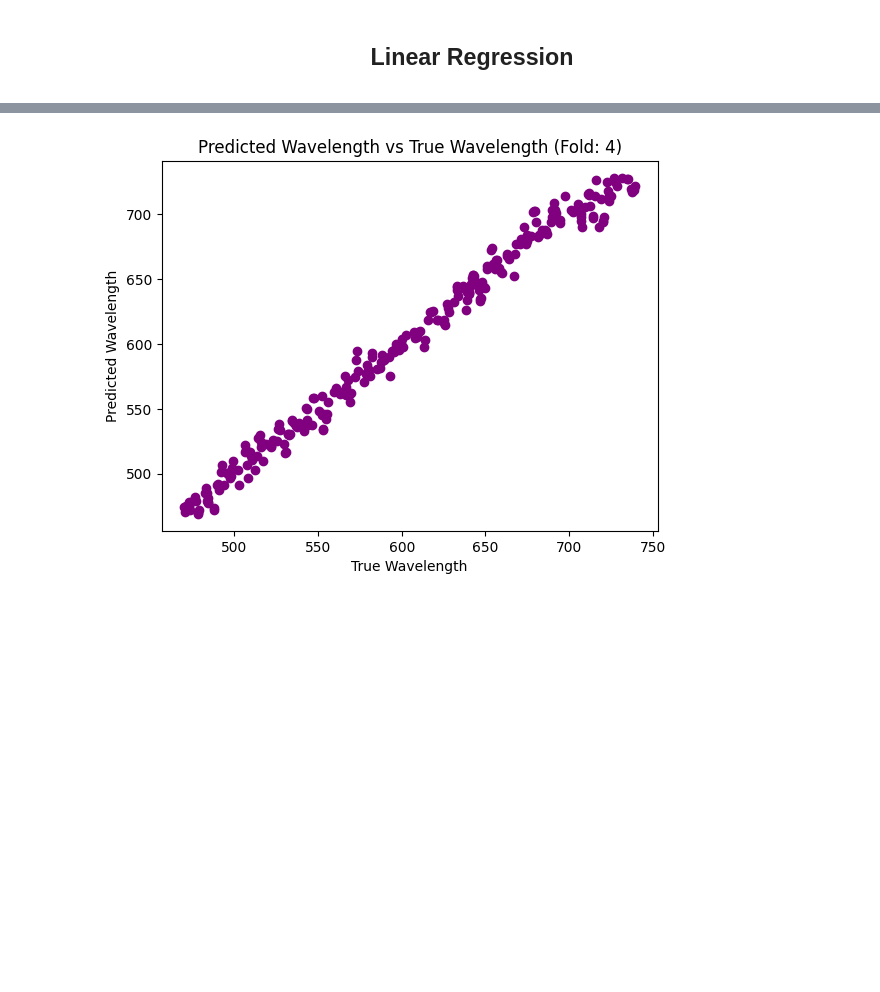
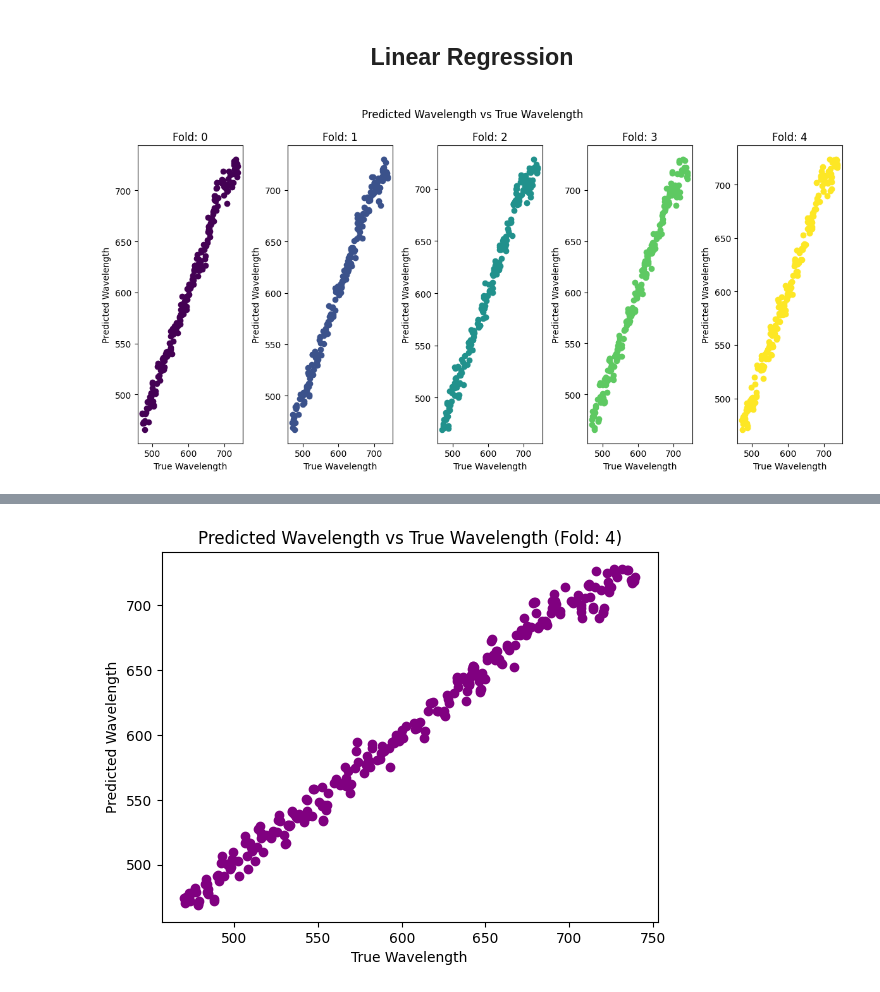
Before and after one commit to mahtabhd/MLproject, a Jupyter notebook: MLproject.ipynb, the cells around one changed output, grey strips where cells are left out. Cells and saved outputs as stored; diff of their text form; code cells hidden in the pictures; blank space fills up the shorter version.

Commit message:
Updated plots
Updated plots and added comments

```diff
--- a/MLproject.ipynb
+++ b/MLproject.ipynb
@@ -17,7 +18,7 @@ import scipy as sp
 import os
 # %%
 # File path-related constants
-General_Path = "D://mahtab's university//year2//semester1//machine_learning//ML"
+General_Path = "C://Users//Daniel Paz//Dropbox//PC (4)//Desktop//Aalto//BSc//ML" #"D://mahtab's university//year2//semester1//machine_learning//ML"
 Image_Path = os.path.join(General_Path, 'images')
 
 # Image-related constants
@@ -33,7 +34,6 @@ Cropped_Bottom = int(Image_Height*0.65)
 Min_Wavelength = 470
 Max_Wavelength = 740
 Num_Wavelengths = 271
-Wavelengths = np.linspace(Min_Wavelength, Max_Wavelength, Num_Wavelengths)
 # %%
 # Function used to return the Gray values (i.e. intensity) of a specific pixel for a given image
 def gray_values(wavelength, pixel):
@@ -54,9 +53,7 @@ show_folds = True
 # %%
 # Constants
-Num_Pixels = Sampling_Factor**2
-inter_num = Num_Wavelengths*k
-Num_Testing_Signals = int(Testing_Ratio*inter_num)
-Num_TrainNVal_Signals = Num_Wavelengths - Num_Testing_Signals
+Num_Pixels = Sampling_Factor**2                     # Number of pixels of the image to sample = number of features
+datapoints_intp_num = Num_Wavelengths*int_factor        # Number of data points after interpolation
 # %% [markdown]
 <div align="center">
     <h2>Preprocessing</h2>
@@ -83,7 +84,7 @@ for i in range(Num_Wavelengths):
 # %%
 # Interpolate the feature data for the desired wavelengths
 for r in range(Num_Pixels):
-   X_interpolated[:,r] = sp.interpolate.UnivariateSpline(Wavelengths, X[:, r])(y_interpolated[:])
+   X_interpolated[:,r] = sp.interpolate.UnivariateSpline(y, X[:, r])(y_interpolated[:])
 
 # Convert the result to a NumPy array
 X_interpolated = np.array(X_interpolated)
@@ -94,13 +95,7 @@ X_interpolated = np.array(X_interpolated)
 # %%
 # Separate the labels of the dataset into two arrays for training and testing
 np.random.seed(seed)
-indices = np.random.permutation(inter_num)
-y_test = y_interpolated[indices[:Num_Testing_Signals]]
-y_trainNval = y_interpolated[indices[Num_Testing_Signals:]]
-
-# Construct the feature arrays for training and testing
-X_trainNVal = X_interpolated[indices[Num_Testing_Signals:],:]
-X_test = X_interpolated[indices[:Num_Testing_Signals],:]
+X_trainNVal, X_test, y_trainNVal, y_test = train_test_split(X_interpolated, y_interpolated, test_size=0.2, random_state=seed)
 # %% [markdown]
 <div align="center">
     <h3>Normalization</h3>
@@ -123,45 +118,54 @@ X_test_scaled = scaler.transform(X_test)
 # %%
 # Perform KFold cross-validation
 kf = KFold(n_splits=Num_Folds)
-mse_val_scores = []
-mse_train_scores = []
+reg_val_scores = []
+reg_train_scores = []
+
+# Create a figure with subplots
+cmap = cm.get_cmap('viridis', Num_Folds)
+fig, axs = plt.subplots(nrows=1, ncols=Num_Folds, figsize=(12, 6))
 
 for fold_num, (train_index, val_index) in enumerate(kf.split(X_train_scaled)):
     X_train, X_val = X_train_scaled[train_index], X_train_scaled[val_index]
-    y_train, y_val = y_trainNval[train_index], y_trainNval[val_index]
+    y_train, y_val = y_trainNVal[train_index], y_trainNVal[val_index]
 
     # Create a Linear Regression model
     model = LinearRegression()
 
     # Fit the model on the training data
     model.fit(X_train, y_train)
 
     #make predictions on the training data
     y_train_pred = model.predict(X_train)
 
     # Make predictions on the validation data
-    y_pred = model.predict(X_val)
+    y_val_pred = model.predict(X_val)
 
     # Caclulate Mean Squared Error (MSE) for this fold
     mse_train = mean_squared_error(y_train, y_train_pred)
-    mse_train_scores.append(mse_train)
-    mse = mean_squared_error(y_val, y_pred)
-    mse_val_scores.append(mse)
-    if mse == min(mse_val_scores):
+    reg_train_scores.append(mse_train)
+    mse_val = mean_squared_error(y_val, y_val_pred)
+    reg_val_scores.append(mse_val)
+
+    if mse_val == min(reg_val_scores):
        best_fold = fold_num
        y_test_pred = model.predict(X_test_scaled)
 
+    if show_folds:
+        axs[fold_num].scatter(y_val, y_val_pred, color=cmap(fold_num))
+        axs[fold_num].set_xlabel('True Wavelength')
+        axs[fold_num].set_ylabel('Predicted Wavelength')
+        axs[fold_num].set_title(f'Fold: {fold_num}')
 
-    if show_folds:
-        plt.scatter(y_val, y_pred, color='blue')
-        plt.xlabel('True Wavelength')
-        plt.ylabel('Predicted Wavelength')
-        plt.title(f'Predicted Wavelength vs True Wavelength (Fold: {fold_num})')
-        plt.show()
+plt.suptitle('Predicted Wavelength vs True Wavelength')
+plt.tight_layout()
+plt.show()
+
 mean_mse_train1 = np.mean(mse_train_scores)
 mean_mse_val1 = np.mean(mse_val_scores)
 test1_mse = mean_squared_error(y_test, y_test_pred)
 print('Mean MSE across all folds in training set:', mean_mse_train1)
 print('Mean MSE across all folds in validation set:', mean_mse_val1)
 print('MSE for test data:', test1_mse)
 # %% [output]
+[figure, added]
```
Also changed, not shown: parts of 7 cells of this notebook.
